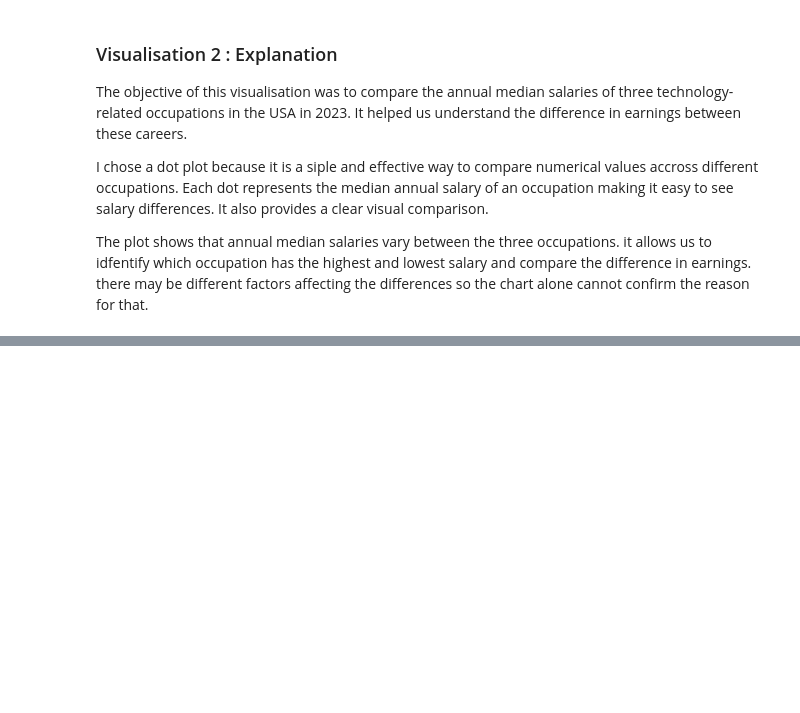
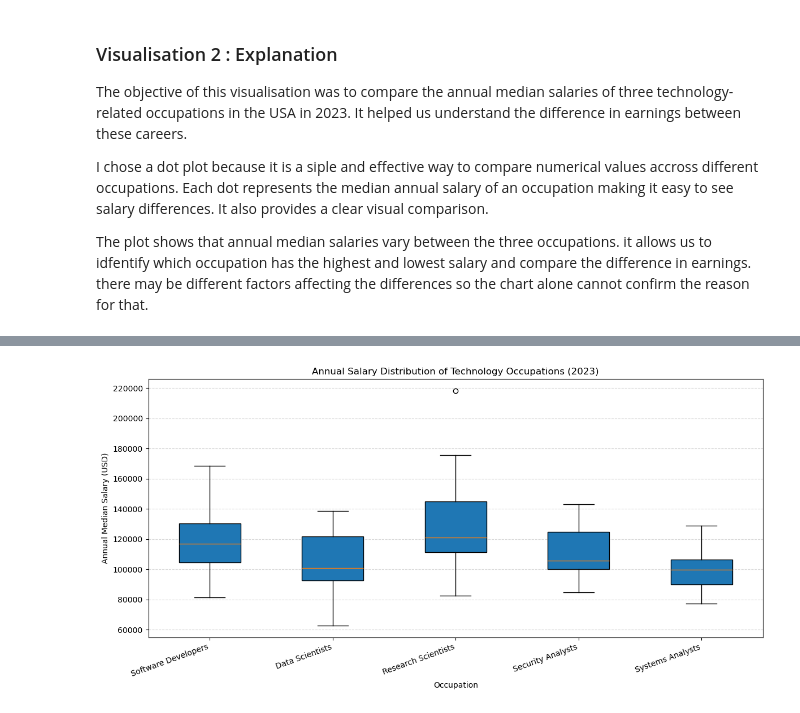
Before and after one commit to Aayusho/Data-Visualisation-and-Communication-CA1, a Jupyter notebook: Ca1 Data_vis_and_comm.ipynb, the cells around one changed output, grey strips where cells are left out. Cells and saved outputs as stored; diff of their text form; code cells hidden in the pictures; blank space fills up the shorter version.

```diff
--- a/Ca1 Data_vis_and_comm.ipynb
+++ b/Ca1 Data_vis_and_comm.ipynb
@@ -306,0 +377,27 @@ The plot shows that annual median salaries vary between the three occupations. i
+# %%
+labels = [
+    'Software Developers',
+    'Data Scientists',
+    'Research Scientists',
+    'Security Analysts',
+    'Systems Analysts'
+]
+
+fig, ax = plt.subplots(figsize=(12, 6))
+
+ax.boxplot(
+    salary_groups,
+    labels=labels,
+    patch_artist=True
+)
+
+ax.set_title('Annual Salary Distribution of Technology Occupations (2023)')
+ax.set_xlabel('Occupation')
+ax.set_ylabel('Annual Median Salary (USD)')
+
+plt.xticks(rotation=20, ha='right')
+plt.grid(axis='y', linestyle='--', alpha=0.5)
+plt.tight_layout()
+plt.show()
+# %% [output]
+[figure, added]
```
Also changed, not shown: parts of 17 cells of this notebook.
